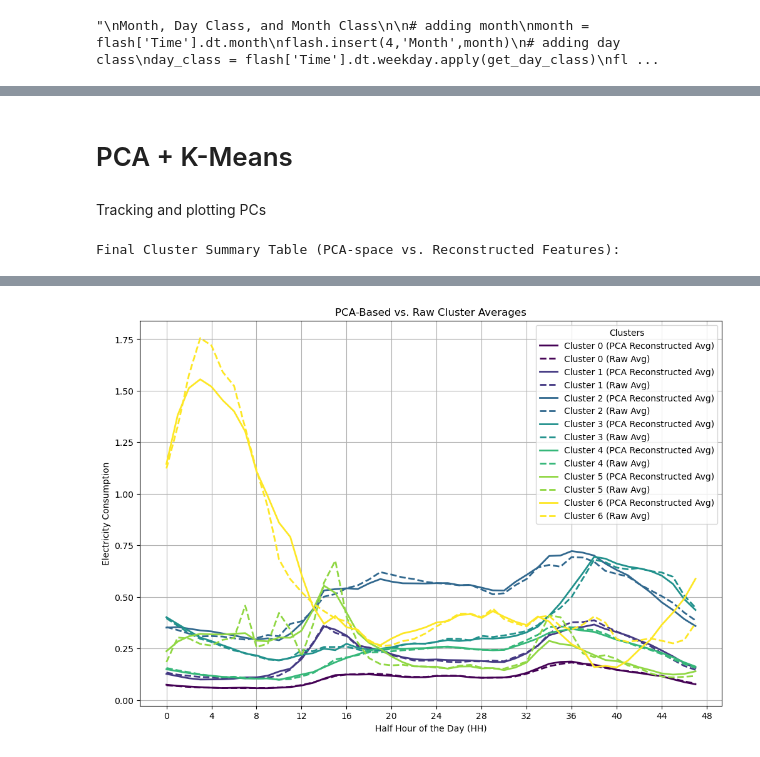
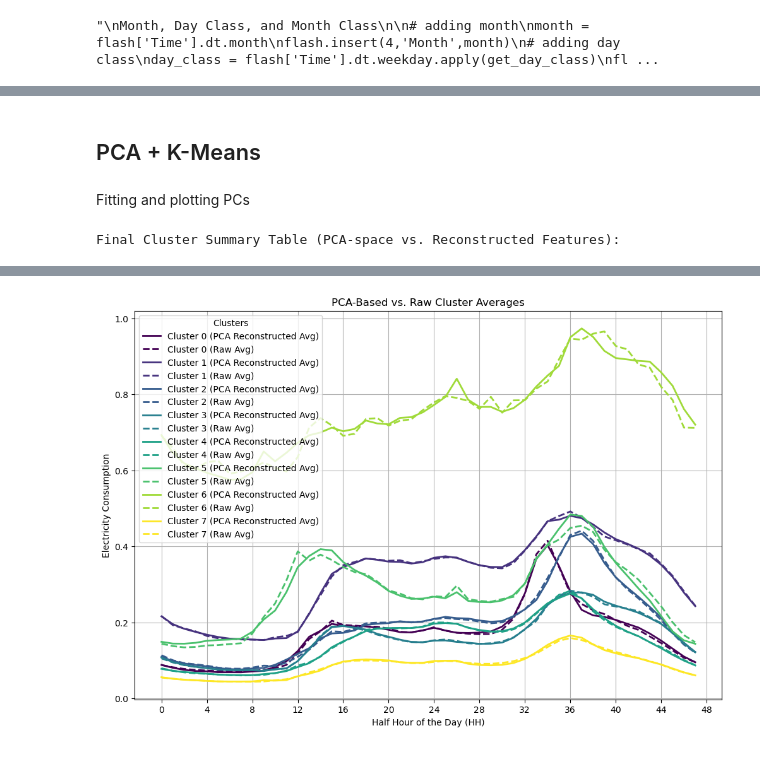
Before and after one commit to guri99uy/ST498_CAPSTONE, a Jupyter notebook: Notebooks/FLASH.ipynb, the cells around one changed output, grey strips where cells are left out. Cells and saved outputs as stored; diff of their text form; code cells hidden in the pictures.

```diff
--- a/Notebooks/FLASH.ipynb
+++ b/Notebooks/FLASH.ipynb
@@ -23,10 +25,14 @@ fin_path = "/Users/finbarrhodes/Documents/Github/ST498_CAPSTONE/FLASH/toShare"
 control_file_name = "/controlePreConsolide.csv"
 control_csv_path = fin_path + control_file_name
 df_control = pd.read_csv(control_csv_path)
+df_control = df_control.rename(columns={'Unnamed: 0': 'Time'})
+df_control['Time'] = pd.to_datetime(df_control['Time'])
 
 int_file_name = "/interventionPreConsolide.csv"
 int_csv_path = fin_path + int_file_name
 df_int = pd.read_csv(int_csv_path)
+df_int = df_int.rename(columns={'Unnamed: 0': 'Time'})
+df_int['Time'] = pd.to_datetime(df_int['Time'])
 
 combined_groups = pd.concat([df_control, df_int])
 # %%
@@ -346,10 +326,19 @@ flash.insert(6, 'Month Class', month_class)
 # %%
 # flash.pivot(index='ID', columns='HH', values='kWh')
 # df_pivot = df_filtered_dict[df_name].pivot(index='ID', columns='HH', values='kWh')
-flash = flash_long.groupby(['ID', 'HH'])['kWh'].mean().reset_index()
-flash = flash.pivot(index='ID', columns='HH', values='kWh')
 
-flash.columns = [f'HH_{int(col):02d}' for col in flash.columns]
-flash.reset_index(inplace=True)
+# control
+flash_control = control_long.groupby(['ID', 'HH'])['kWh'].mean().reset_index()
+flash_control = flash_control.pivot(index='ID', columns='HH', values='kWh')
+
+flash_control.columns = [f'HH_{int(col):02d}' for col in flash_control.columns]
+flash_control.reset_index(inplace=True)
+
+# intervention
+flash_int = int_long.groupby(['ID', 'HH'])['kWh'].mean().reset_index()
+flash_int = flash_int.pivot(index='ID', columns='HH', values='kWh')
+
+flash_int.columns = [f'HH_{int(col):02d}' for col in flash_int.columns]
+flash_int.reset_index(inplace=True)
 # %%
-flash
+flash = pd.concat([flash_int, flash_control]).reset_index().drop(columns='index')
@@ -370,20 +361,20 @@ flash
 # %% [markdown]
-# PCA + K-Means
+## PCA + K-Means
 # %% [markdown]
-Tracking and plotting PCs
+Fitting and plotting PCs
 # %%
 # 1) Define parameters
 # ------------------------------------------------------------------------------
-pca_components = 4
-optimal_clusters = 7
+pca_components = 6
+optimal_clusters = 8
 
 # 2) Compute daily stats
 # ------------------------------------------------------------------------------
-data_24 = flash.drop(columns=["ID"])
-daily_avg = data_24.mean(axis=1).values  # shape (n_samples,)
-daily_std = data_24.std(axis=1).values   # shape (n_samples,)
+flash_pca = flash.drop(columns=["ID"])
+daily_avg = flash_pca.mean(axis=1).values  # shape (n_samples,)
+daily_std = flash_pca.std(axis=1).values   # shape (n_samples,)
 IDs = flash["ID"].values
-data_24_values = data_24.values.astype(np.float64)  # shape (n_samples, 48)
+flash_pca_values = flash_pca.values.astype(np.float64)  # shape (n_samples, 48)
 # Turn daily_avg and daily_std into columns so we can horizontally stack them
 daily_avg_col = daily_avg.reshape(-1, 1)  # shape (n_samples, 1)
 daily_std_col = daily_std.reshape(-1, 1)  # shape (n_samples, 1)
@@ -391,9 +382,9 @@ daily_std_col = daily_std.reshape(-1, 1)  # shape (n_samples, 1)
 # 3) Scale the raw half-hour data, then apply PCA
 # ------------------------------------------------------------------------------
 scaler_raw = StandardScaler()
-data_24_scaled = scaler_raw.fit_transform(data_24_values)  # shape (n_samples, 48)
+flash_pca_scaled = scaler_raw.fit_transform(flash_pca_values)  # shape (n_samples, 48)
 pca = PCA(n_components=pca_components, random_state=42)
-pca_scores = pca.fit_transform(data_24_scaled)             # shape (n_samples, pca_components)
+pca_scores = pca.fit_transform(flash_pca_scaled)             # shape (n_samples, pca_components)
 
 # 4) Combine PCA components + daily stats
 # ------------------------------------------------------------------------------
@@ -440,7 +431,7 @@ reconstructed_data = np.clip(reconstructed_data, a_min=0, a_max=None)  # ensure
 # Put reconstruction into a DataFrame
 reconstructed_df = pd.DataFrame(
     reconstructed_data,
-    columns=[f'HH_{i:02d}' for i in range(data_24.shape[1])]
+    columns=[f'HH_{i:02d}' for i in range(flash_pca.shape[1])]
 )
 reconstructed_df["ID"] = IDs
 reconstructed_df["Cluster"] = clusters
@@ -523,7 +514,7 @@ for i, cid in enumerate(cluster_ids):
 plt.title("PCA-Based vs. Raw Cluster Averages")
 plt.xlabel("Half Hour of the Day (HH)")
 plt.ylabel("Electricity Consumption")
-plt.xticks(range(0, data_24.shape[1]+1, 4))
+plt.xticks(range(0, flash_pca.shape[1]+1, 4))
 plt.legend(title="Clusters", loc="best")
 plt.grid(True)
 plt.show()
@@ -547 +540 @@ Final Cluster Summary Table (PCA-space vs. Reconstructed Features):
-[figure, old version]
+[figure, new version]
```
Also changed, not shown: parts of 28 cells of this notebook.
